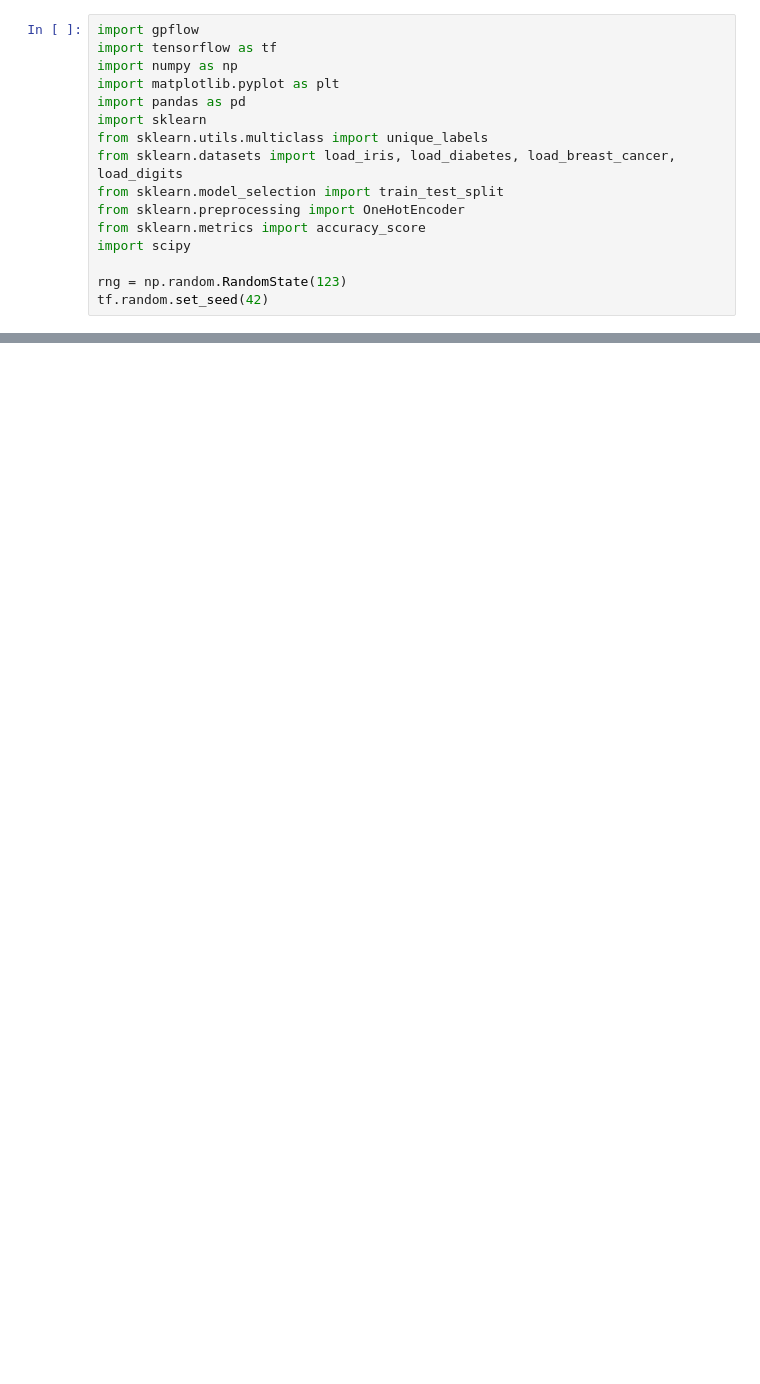
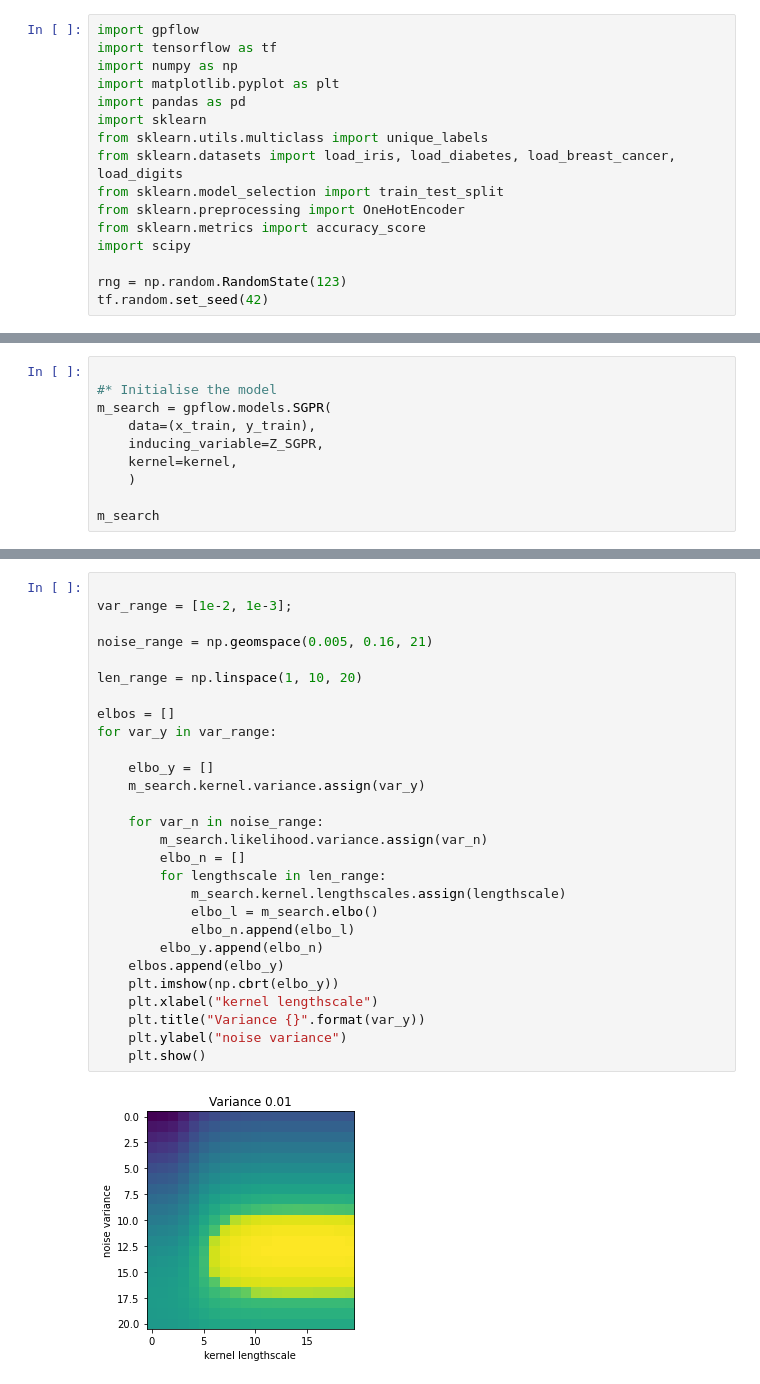
Before and after one commit to hugheshallettj/Mnist_training, a Jupyter notebook: SGPR_mnist.ipynb, the cells around one changed output, grey strips where cells are left out. Cells and saved outputs as stored; diff of their text form; blank space fills up the shorter version.

```diff
--- a/SGPR_mnist.ipynb
+++ b/SGPR_mnist.ipynb
@@ -239,0 +343,10 @@ print(y_test[:20].reshape(1,-1))
+# %%
+
+#* Initialise the model
+m_search = gpflow.models.SGPR(
+    data=(x_train, y_train),
+    inducing_variable=Z_SGPR,
+    kernel=kernel,
+    )
+
+m_search
@@ -239,0 +360,30 @@ print(y_test[:20].reshape(1,-1))
+# %%
+
+var_range = [1e-2, 1e-3];
+
+noise_range = np.geomspace(0.005, 0.16, 21)
+
+len_range = np.linspace(1, 10, 20)
+
+elbos = []
+for var_y in var_range:
+
+    elbo_y = []
+    m_search.kernel.variance.assign(var_y)
+
+    for var_n in noise_range:
+        m_search.likelihood.variance.assign(var_n)
+        elbo_n = []
+        for lengthscale in len_range:
+            m_search.kernel.lengthscales.assign(lengthscale)
+            elbo_l = m_search.elbo()
+            elbo_n.append(elbo_l)
+        elbo_y.append(elbo_n)
+    elbos.append(elbo_y)
+    plt.imshow(np.cbrt(elbo_y))
+    plt.xlabel("kernel lengthscale")
+    plt.title("Variance {}".format(var_y))
+    plt.ylabel("noise variance")
+    plt.show()
+# %% [output]
+[figure, added]
```
Also changed, not shown: parts of 30 cells of this notebook.
